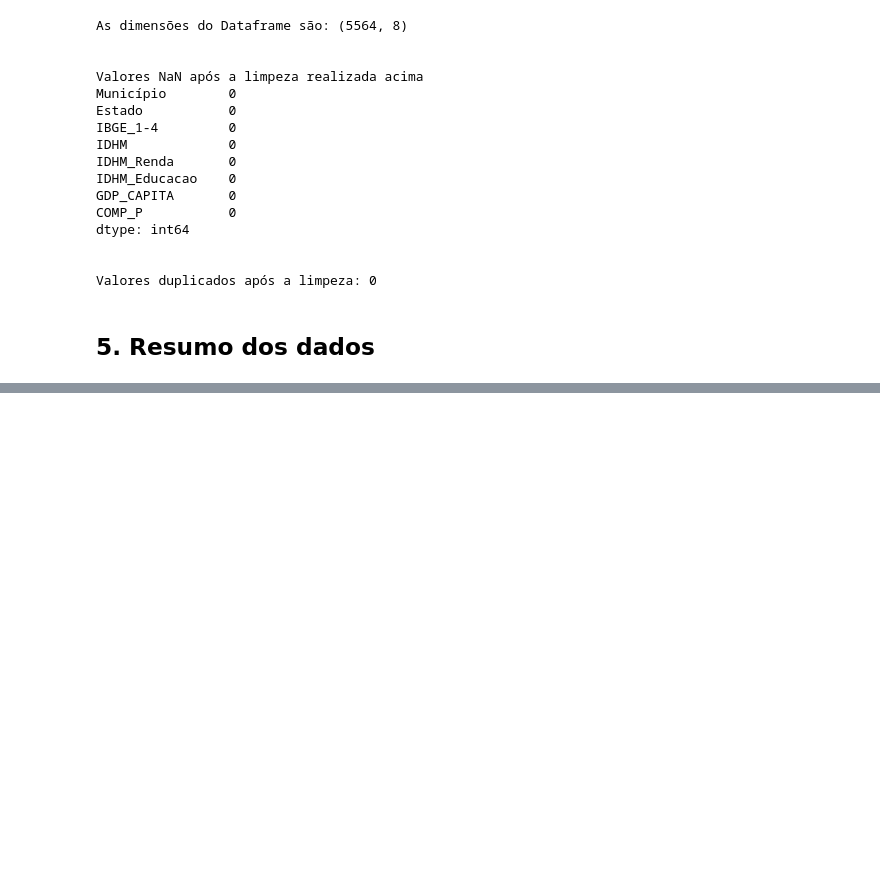
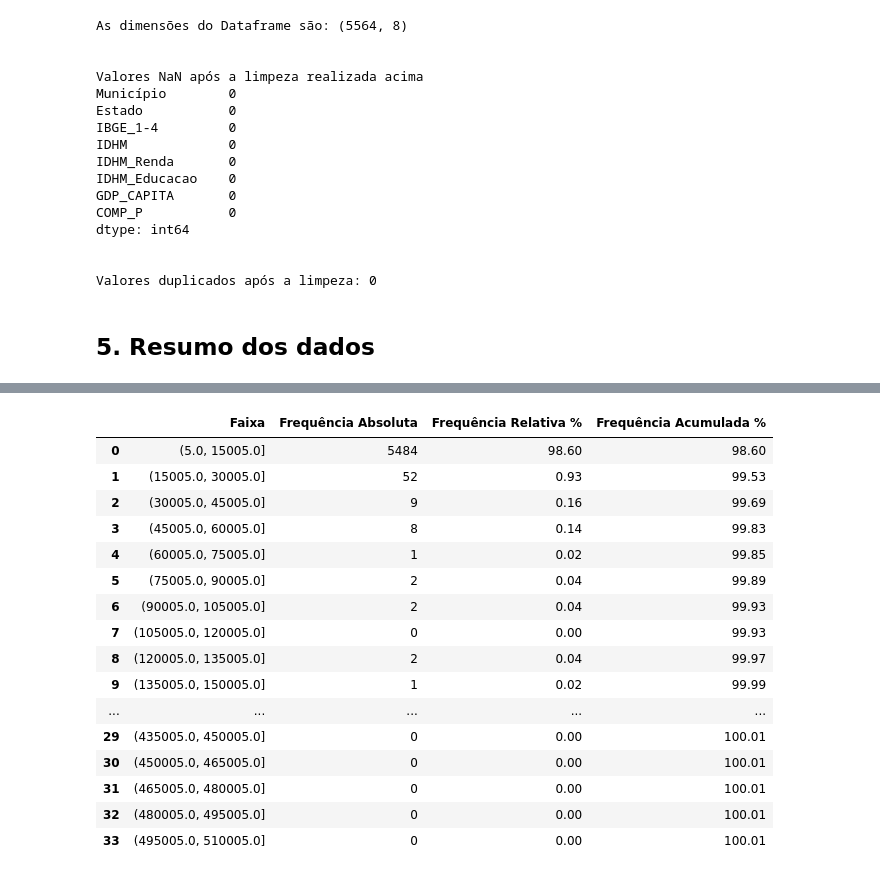
Before and after one commit to ricardo-paganini/Analytics-IDHMBrasil, a Jupyter notebook: Analytics-IDHM.ipynb, the cells around one changed output, grey strips where cells are left out. Drawn from its saved outputs; the diff is of its cells as text; code cells hidden in the pictures; blank space fills up the shorter version.

```diff
--- a/Analytics-IDHM.ipynb
+++ b/Analytics-IDHM.ipynb
@@ -140,0 +205,22 @@ Valores duplicados após a limpeza: 0
+# %%
+# IBGE_1-4
+
+h.frequencias_num(df2,'IBGE_1-4',15000)
+# %% [output]
+|  | Faixa | Frequência Absoluta | Frequência Relativa % | Frequência Acumulada % |
+| 0 | (5.0, 15005.0] | 5484 | 98.60 | 98.60 |
+| 1 | (15005.0, 30005.0] | 52 | 0.93 | 99.53 |
+| 2 | (30005.0, 45005.0] | 9 | 0.16 | 99.69 |
+| 3 | (45005.0, 60005.0] | 8 | 0.14 | 99.83 |
+| 4 | (60005.0, 75005.0] | 1 | 0.02 | 99.85 |
+| 5 | (75005.0, 90005.0] | 2 | 0.04 | 99.89 |
+| 6 | (90005.0, 105005.0] | 2 | 0.04 | 99.93 |
+| 7 | (105005.0, 120005.0] | 0 | 0.00 | 99.93 |
+| 8 | (120005.0, 135005.0] | 2 | 0.04 | 99.97 |
+| 9 | (135005.0, 150005.0] | 1 | 0.02 | 99.99 |
+| ... | ... | ... | ... | ... |
+| 29 | (435005.0, 450005.0] | 0 | 0.00 | 100.01 |
+| 30 | (450005.0, 465005.0] | 0 | 0.00 | 100.01 |
+| 31 | (465005.0, 480005.0] | 0 | 0.00 | 100.01 |
+| 32 | (480005.0, 495005.0] | 0 | 0.00 | 100.01 |
+| 33 | (495005.0, 510005.0] | 0 | 0.00 | 100.01 |
```
Also changed, not shown: parts of 17 cells of this notebook, 1 other file.
